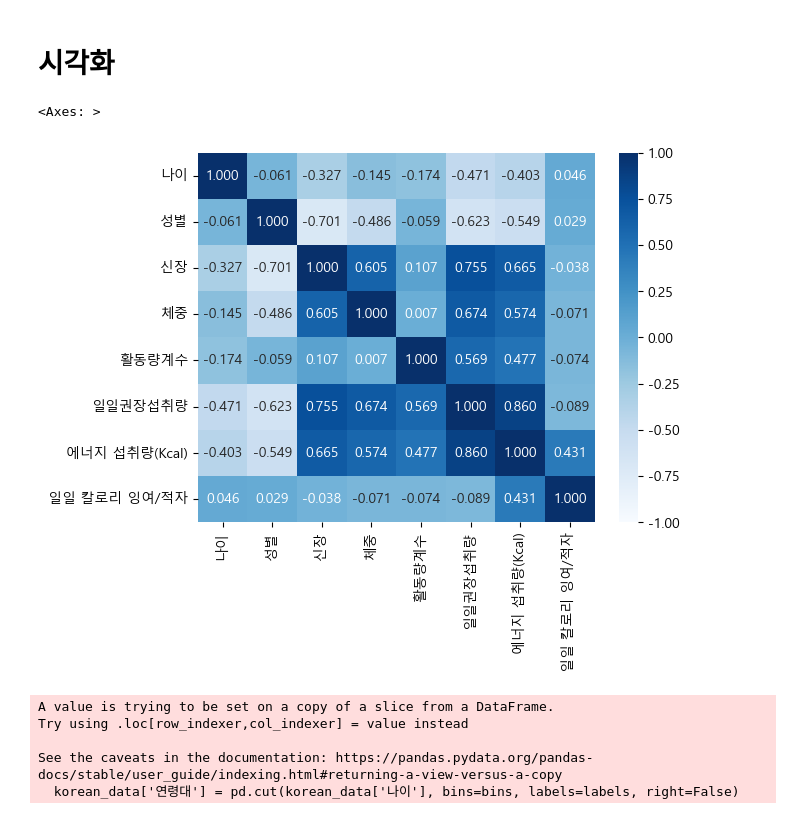
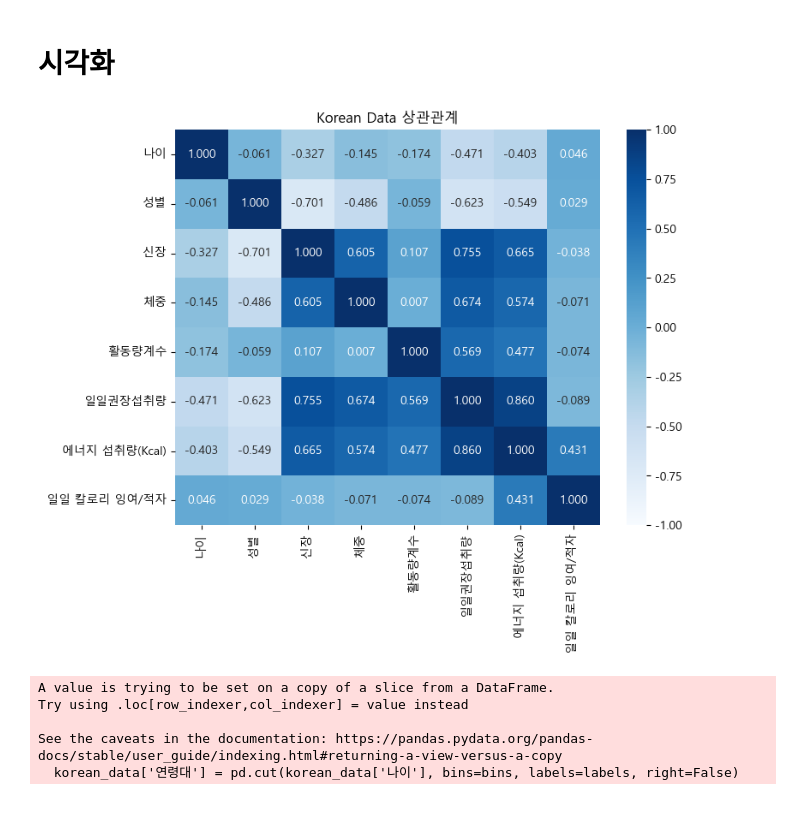
Before and after one commit to ssoom98/personal_project, a Jupyter notebook: python/포트폴리오용 -전처리후 학습.ipynb, the cells around one changed output. Saved outputs shown, nothing was run; the diff lists cells and outputs as text; code cells hidden in the pictures.

```diff
--- a/python/포트폴리오용 -전처리후 학습.ipynb
+++ b/python/포트폴리오용 -전처리후 학습.ipynb
@@ -210,11 +307,12 @@ rc('font', family='Malgun Gothic')  # Windows 환경
 # 음수 표시 깨짐 방지
 plt.rcParams['axes.unicode_minus'] = False
 # %%
-r = korean_data.corr(numeric_only=True)
-sns.heatmap(r,vmin=-1,vmax=1,annot=True,fmt='.3f',cmap='Blues')
+plt.figure(figsize=(8, 6))
+sns.heatmap(korean_data.corr(numeric_only=True), vmin=-1, vmax=1, annot=True, fmt='.3f', cmap='Blues')
+plt.title('Korean Data 상관관계')
+plt.show()
 # %% [output]
-<Axes: >
-[figure, old version]
+[figure, new version]
 # %%
 # 서브플롯 생성
 fig, axes = plt.subplots(1, 2, figsize=(20, 8))
```
Also changed, not shown: parts of 19 cells of this notebook, 8 other files.
